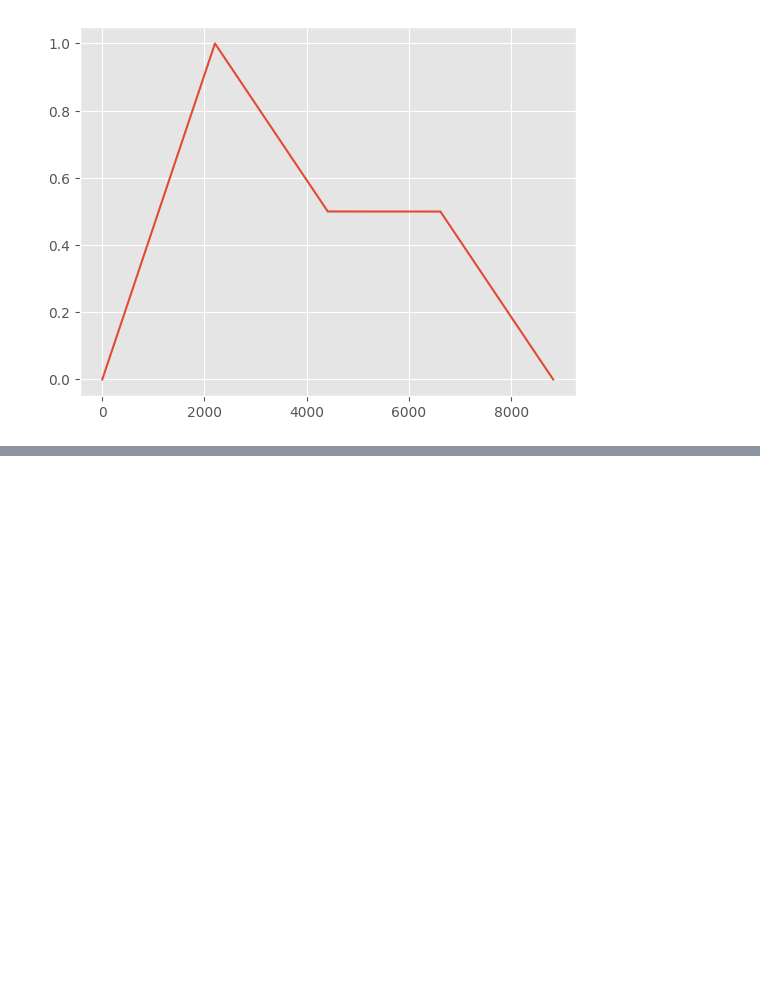
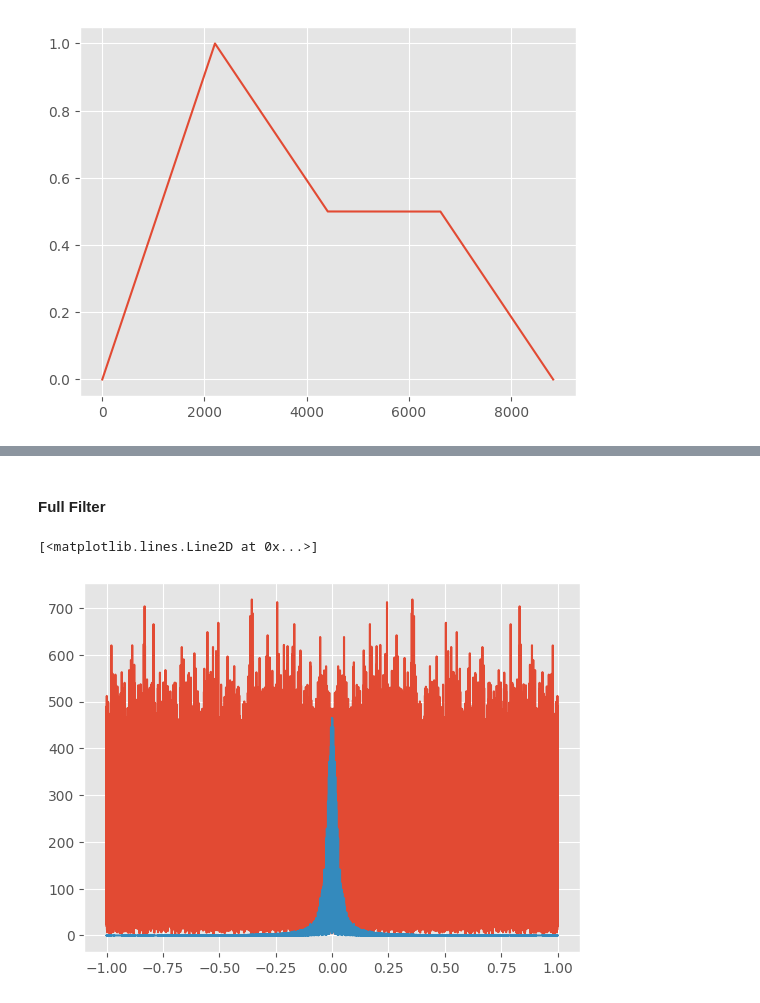
Before and after one commit to obrecht3/ECE420Projects, a Jupyter notebook: AssignedProjectLab/AssignedProjectLab.ipynb, the cells around one changed output, grey strips where cells are left out. Cells and saved outputs as stored; diff of their text form; code cells hidden in the pictures; blank space fills up the shorter version.

```diff
--- a/AssignedProjectLab/AssignedProjectLab.ipynb
+++ b/AssignedProjectLab/AssignedProjectLab.ipynb
@@ -118,0 +174,46 @@ plt.plot(envelope)
+# %% [markdown]
+#### Full Filter
+# %%
+class Filter:
+    def __init__(self, F_s, resonance, numCascades):
+        self.LPs = [LP(F_s) for _ in range(numCascades)]
+        self.filterMags = [0] + [1.0 / (numCascades) for _ in range(numCascades)] # ABCDE in diagram
+
+        self.comp = 0.5
+        self.res = resonance
+
+        self.filteredSample = 0.0
+
+    def processSample(self, sample, cutoff):
+        g = self.LPs[0].calcG(cutoff)
+
+        feedback = self.res * ((4 * np.tanh(self.filteredSample)) - (sample * self.comp))
+        self.filteredSample = sample - feedback
+
+        for filter in self.LPs:
+            self.filteredSample = filter.processSample(self.filteredSample, g)
+
+        return self.filteredSample
+# %%
+testNoise = np.random.uniform(-1.0, 1.0, F_s * 3)
+
+freqLabels = np.linspace(-1.0, 1.0, testNoise.shape[0])
+
+# spectrum plot before
+spectrum = np.fft.fftshift(np.fft.fft(testNoise))
+plt.plot(freqLabels, np.abs(spectrum))
+
+# filter the noise
+filteredNoise = np.zeros(testNoise.shape)
+
+cutoff = 440 # hz
+filter = Filter(F_s, 0.01, 2)
+for n in range(len(testNoise)):
+    filteredNoise[n] = filter.processSample(testNoise[n], cutoff)
+
+# spectrum plot after
+spectrum = np.fft.fftshift(np.fft.fft(filteredNoise))
+plt.plot(freqLabels, np.abs(spectrum))
+# %% [output]
+[<matplotlib.lines.Line2D at 0x...>]
+[figure, added]
```
Also changed, not shown: parts of 6 cells of this notebook.
